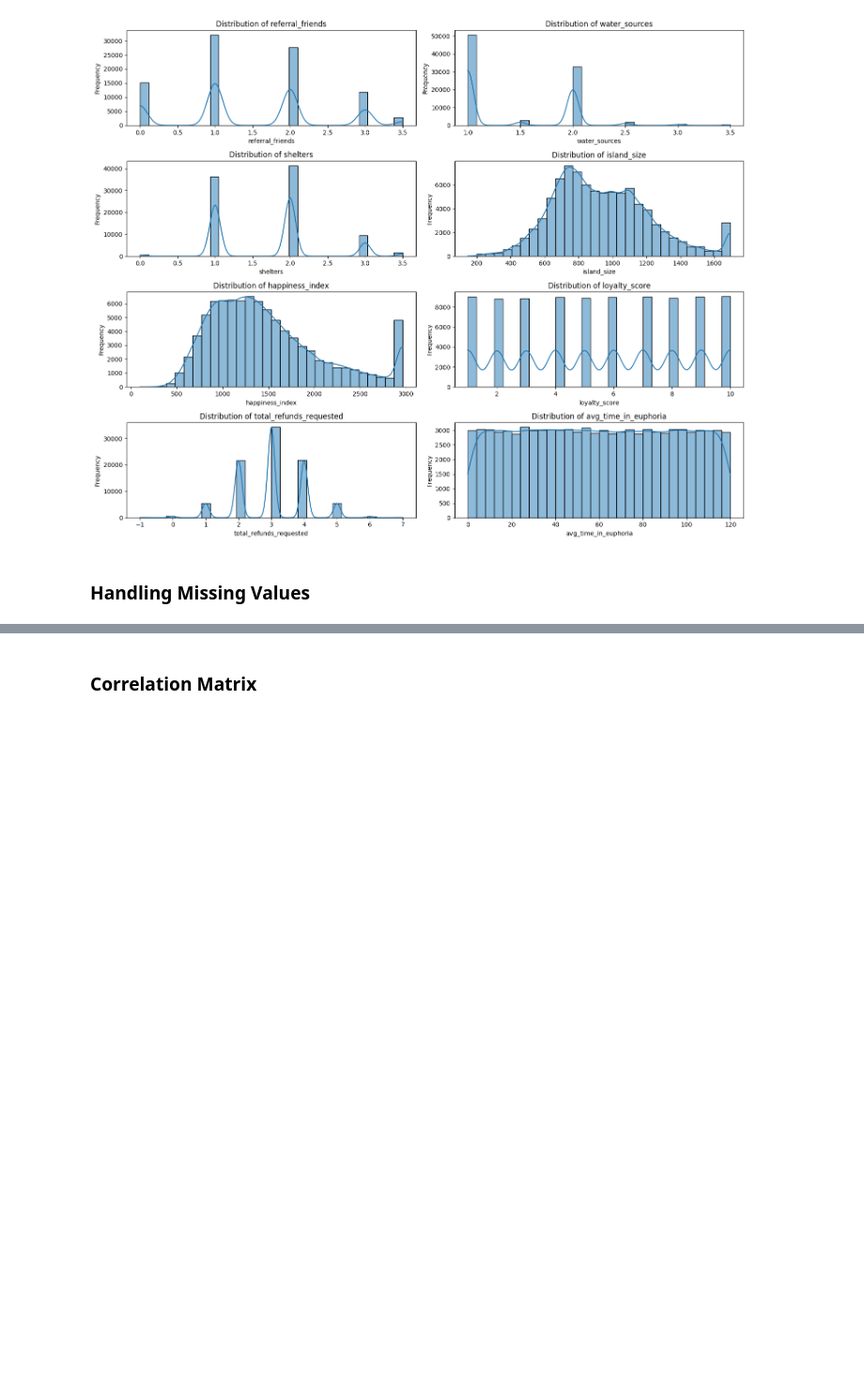
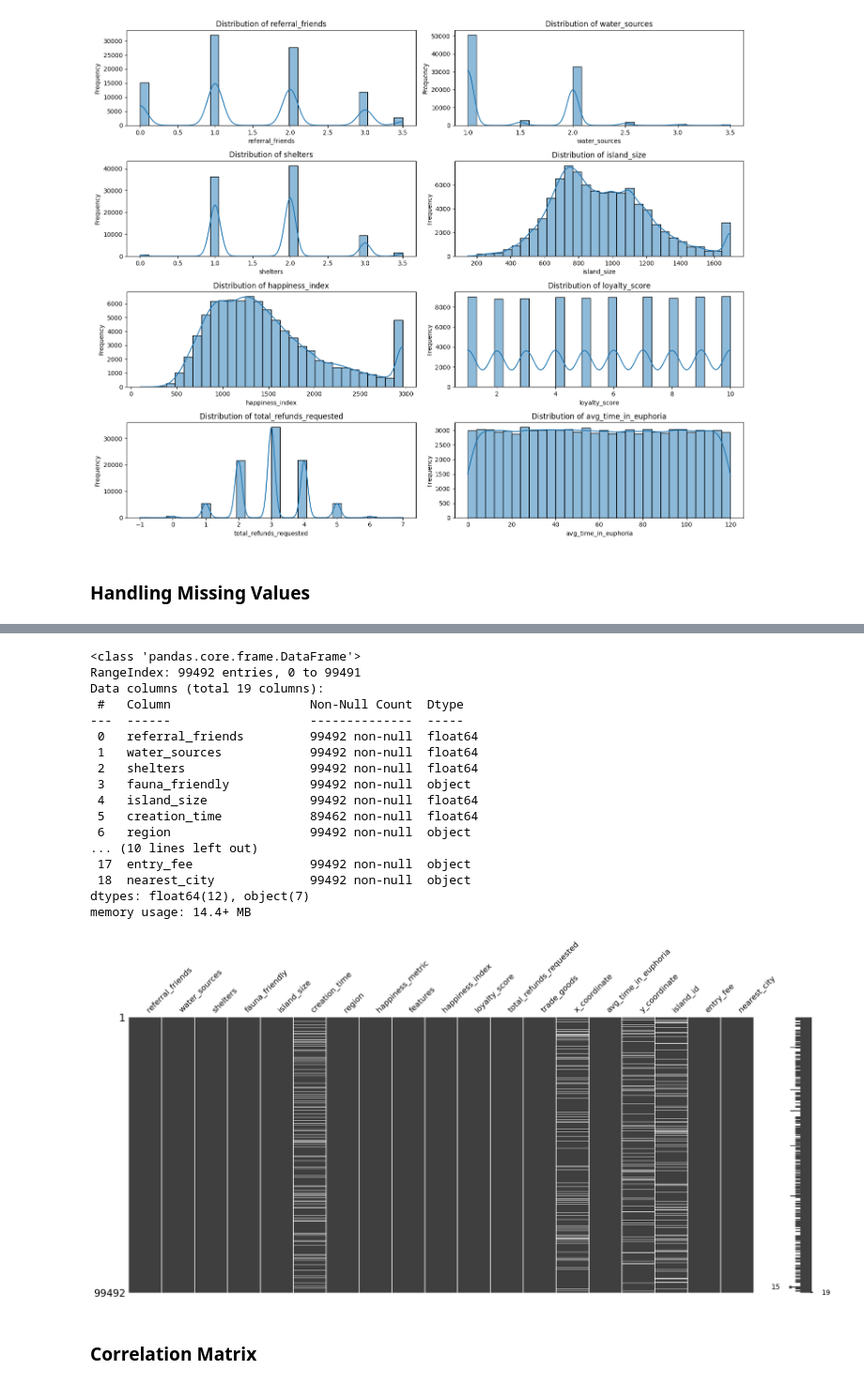
Before and after one commit to Matteo115/Euphoria-299661, a Jupyter notebook: new_main.ipynb, the cells around one changed output, grey strips where cells are left out. Shown at 94% size. Drawn from its saved outputs; the diff is of its cells as text; code cells hidden in the pictures; blank space fills up the shorter version.

```diff
--- a/new_main.ipynb
+++ b/new_main.ipynb
@@ -134,16 +164,11 @@ plt.show()
 # %% [markdown]
 ### Finding Outliers
 # %%
-# Define numeric and categorical columns
-numeric_cols = ['referral_friends', 'water_sources', 'shelters', 'island_size',
-                'happiness_index', 'loyalty_score', 'total_refunds_requested',
-                'avg_time_in_euphoria']
 categorical_cols = ['fauna_friendly', 'region', 'happiness_metric',
-                    'trade_goods', 'entry_fee', 'nearest_city']
-
+                    'features', 'trade_goods', 'entry_fee', 'nearest_city']
 
 outliers = {}
-for col in numeric_cols:
+for col in numeric_columns:
     Q1 = euphoria_data[col].quantile(0.25)
     Q3 = euphoria_data[col].quantile(0.75)
     IQR = Q3 - Q1
@@ -271,4 +278,49 @@ memory usage: 14.4+ MB
 [figure]
+# %%
+# Handle missing values for categorical columns by assigning "Unknown"
+categorical_cols_with_missing = [col for col in categorical_cols if euphoria_data_fixed_outliers[col].isnull().sum() > 0]
+for col in categorical_cols_with_missing:
+    if col in ['fauna_friendly', 'features']:
+        euphoria_data_fixed_outliers[col] = euphoria_data_fixed_outliers[col].fillna("None")
+    else:
+        euphoria_data_fixed_outliers[col] = euphoria_data_fixed_outliers[col].fillna("Unknown")
+
+# Handle missing values for numeric columns by imputing with the median
+numeric_cols_with_missing = [col for col in numeric_columns if euphoria_data_fixed_outliers[col].isnull().sum() > 0]
+for col in numeric_cols_with_missing:
+    mean_value = euphoria_data_fixed_outliers[col].mean()
+    euphoria_data_fixed_outliers[col] = euphoria_data_fixed_outliers[col].fillna(mean_value)
+
+# Remove columns with excessive missing values (>70% missing)
+threshold = 0.7 * len(euphoria_data_fixed_outliers)
+columns_to_drop = [col for col in euphoria_data_fixed_outliers.columns if euphoria_data_fixed_outliers[col].isnull().sum() > threshold]
+euphoria_data_fixed_outliers = euphoria_data_fixed_outliers.drop(columns=columns_to_drop, axis=1)
+
+# Check if any missing values remain in the dataset
+remaining_missing_values = euphoria_data_fixed_outliers.isnull().sum().sum()
+
+# Output the results
+remaining_missing_values, euphoria_data_fixed_outliers.info()
+p=msno.matrix(euphoria_data_fixed_outliers)
+# %% [output]
+<class 'pandas.core.frame.DataFrame'>
+RangeIndex: 99492 entries, 0 to 99491
+Data columns (total 19 columns):
+ #   Column                   Non-Null Count  Dtype
+---  ------                   --------------  -----
+ 0   referral_friends         99492 non-null  float64
+ 1   water_sources            99492 non-null  float64
+ 2   shelters                 99492 non-null  float64
+ 3   fauna_friendly           99492 non-null  object
+ 4   island_size              99492 non-null  float64
+ 5   creation_time            89462 non-null  float64
+ 6   region                   99492 non-null  object
+... (10 lines left out)
+ 17  entry_fee                99492 non-null  object
+ 18  nearest_city             99492 non-null  object
+dtypes: float64(12), object(7)
+memory usage: 14.4+ MB
+[figure, added]
 # %% [markdown]
 ### Correlation Matrix
 # %%
```
Also changed, not shown: parts of 6 cells of this notebook.
